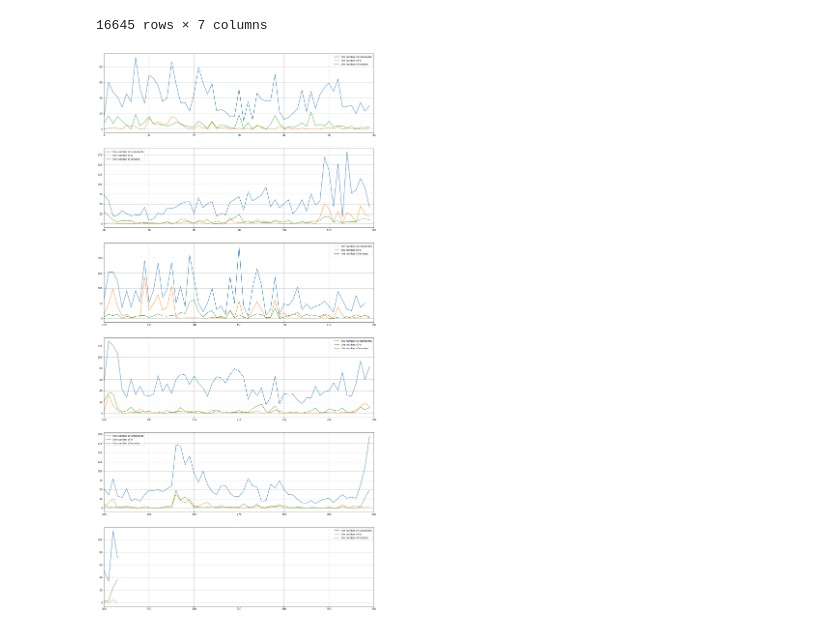
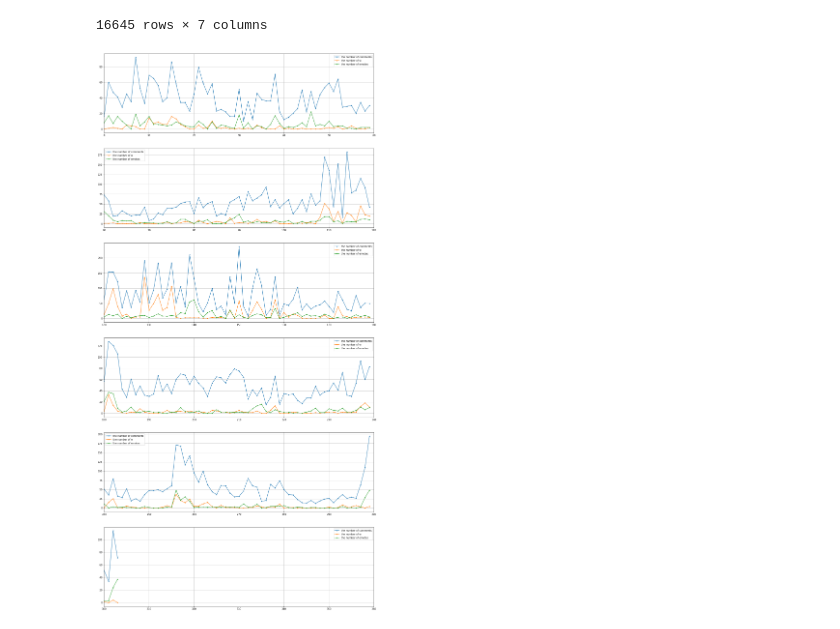
Before and after one commit to k4nekom/VisuaLive, a Jupyter notebook: analysis/work/spygre_analysis.ipynb, the cells around one changed output. Cells and saved outputs as stored; diff of their text form; code cells hidden in the pictures.

```diff
--- a/analysis/work/spygre_analysis.ipynb
+++ b/analysis/work/spygre_analysis.ipynb
@@ -47,27 +47,27 @@ display(df)
 # %%
 # 最後のコメントが投稿された時間（分）
 last_commented_minutes = df.iat[-1, 4]
 
 # グラフの個数は、last_commented_minutesを使い動的に指定。60分ごとにグラフを描画。
 graph_number = last_commented_minutes // 60  + 1
 
 # figsizeはgraph_numberを使い動的に指定。グラフ１つあたり(20,7)を割り当てる。
 fig, ax = plt.subplots(graph_number, 1, figsize=(20,  graph_number * 7))
 
 for first_index in range(0, last_commented_minutes + 1, 60):
-    # x軸の値　コメントが投稿された時間
+    # x軸の値　コメントが投稿された時間（分刻み）
     x = df.groupby('commented_min').count().iloc[first_index : first_index + 60].index
 
-    # 1時間あたりのコメント数のグラフ
-    ax[(first_index + 1) // 60].plot(x, df.groupby('commented_min').count().iloc[first_index : first_index + 60].id.values, label='the number of comments')
-    # 1時間あたりの'w'、'草'の数のグラフ
-    ax[(first_index + 1) // 60].plot(x, df.groupby('commented_min').sum().iloc[first_index : first_index + 60].has_w.values, label='the number of w')
-    # 1時間あたりのスタンプの数のグラフ
-    ax[(first_index + 1) // 60].plot(x, df.groupby('commented_min').sum().iloc[first_index : first_index + 60].is_emoticon_enc.values, label='the number of emotes')
+    # 1分間あたりのコメント数のグラフ
+    ax[(first_index + 1) // 60].plot(x, df.groupby('commented_min').count().iloc[first_index : first_index + 60].id.values, marker=".", label='the number of comments')
+    # 1分間あたりの'w'、'草'の数のグラフ
+    ax[(first_index + 1) // 60].plot(x, df.groupby('commented_min').sum().iloc[first_index : first_index + 60].has_w.values, marker=".",label='the number of w')
+    # 1分間あたりのスタンプの数のグラフ
+    ax[(first_index + 1) // 60].plot(x, df.groupby('commented_min').sum().iloc[first_index : first_index + 60].is_emoticon_enc.values, marker=".", label='the number of emotes')
 
     ax[(first_index + 1) // 60].grid(axis='both')
     ax[(first_index + 1) // 60].set_xlim(first_index, first_index + 60)
     ax[(first_index + 1) // 60].legend()
 plt.show()
 # %% [output]
-[figure, old version]
+[figure, new version]
```
